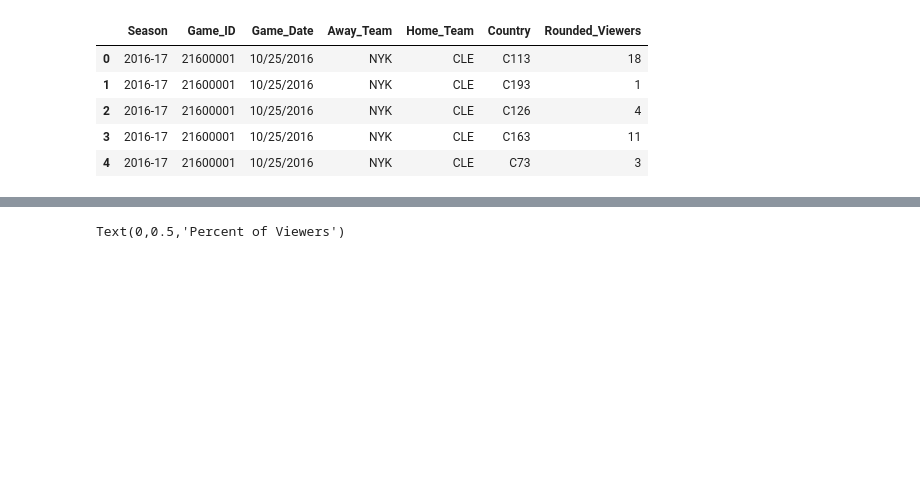
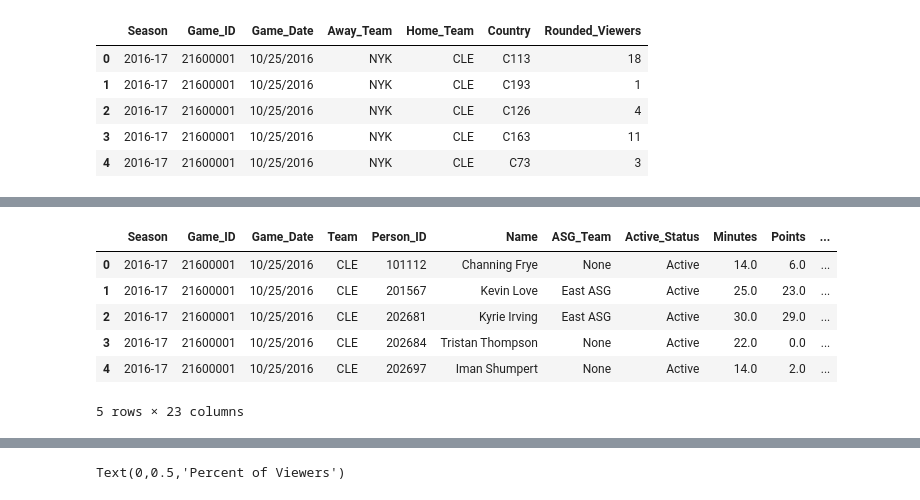
Before and after one commit to wfordh/bkball_programs, a Jupyter notebook: nba_py/biz_hackathon.ipynb, the cells around one changed output, grey strips where cells are left out. Drawn from its saved outputs; the diff is of its cells as text; code cells hidden in the pictures; blank space fills up the shorter version.

```diff
--- a/nba_py/biz_hackathon.ipynb
+++ b/nba_py/biz_hackathon.ipynb
@@ -41,0 +51,10 @@ train.head()
+# %%
+player_data.head()
+# %% [output]
+|  | Season | Game_ID | Game_Date | Team | Person_ID | Name | ASG_Team | Active_Status | Minutes | Points | ... |
+| 0 | 2016-17 | 21600001 | 10/25/2016 | CLE | 101112 | Channing Frye | None | Active | 14.0 | 6.0 | ... |
+| 1 | 2016-17 | 21600001 | 10/25/2016 | CLE | 201567 | Kevin Love | East ASG | Active | 25.0 | 23.0 | ... |
+| 2 | 2016-17 | 21600001 | 10/25/2016 | CLE | 202681 | Kyrie Irving | East ASG | Active | 30.0 | 29.0 | ... |
+| 3 | 2016-17 | 21600001 | 10/25/2016 | CLE | 202684 | Tristan Thompson | None | Active | 22.0 | 0.0 | ... |
+| 4 | 2016-17 | 21600001 | 10/25/2016 | CLE | 202697 | Iman Shumpert | None | Active | 14.0 | 2.0 | ... |
+5 rows × 23 columns
```
Also changed, not shown: parts of 4 cells of this notebook.
